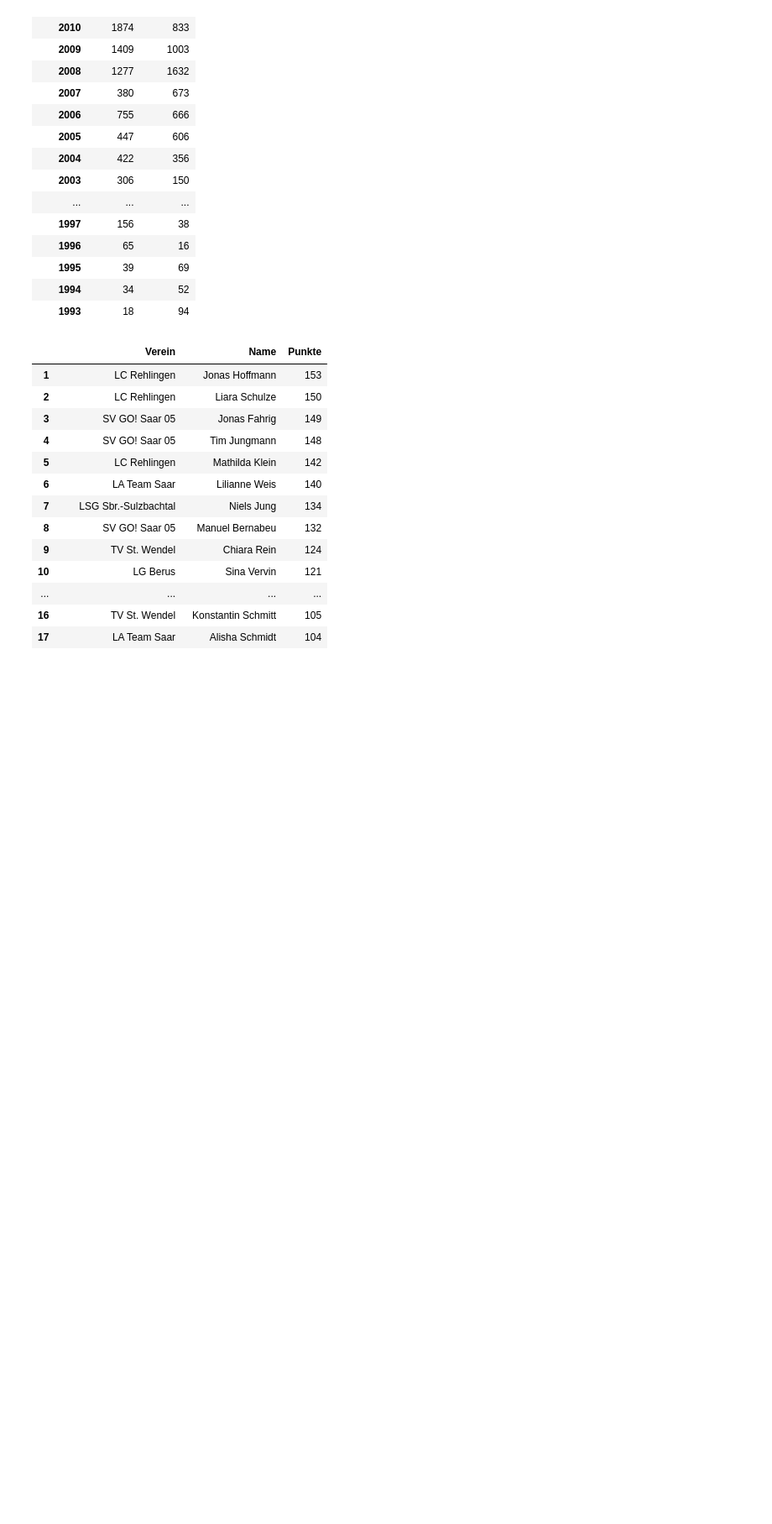
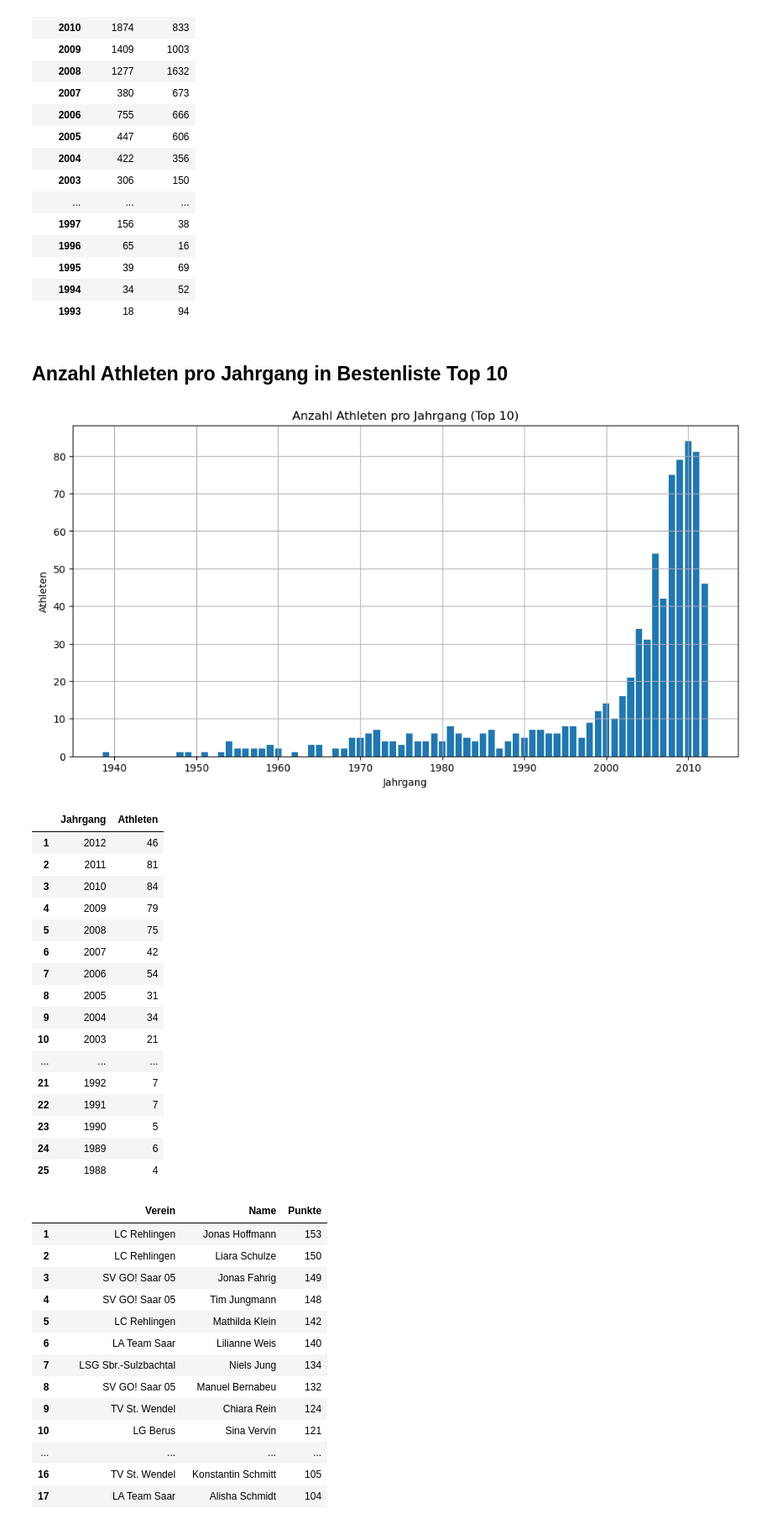
Before and after one commit to nimarion/slb, a Jupyter notebook: top10.ipynb, the cells around one changed output. Shown: that part at 84% size. Cells and saved outputs as stored; diff of their text form; code cells hidden in the pictures; blank space fills up the shorter version.

```diff
--- a/top10.ipynb
+++ b/top10.ipynb
@@ -101,6 +101,46 @@ display(pivot_data.sort_values(by='birthyear', ascending=False).head(20))
 | 1995 | 39 | 69 |
 | 1994 | 34 | 52 |
 | 1993 | 18 | 94 |
+# %% [markdown]
+## Anzahl Athleten pro Jahrgang in Bestenliste Top 10
+# %%
+## amount of athletes per birthyear
+birthyear_counts = data[data['birthyear'] != 0]
+birthyear_counts = birthyear_counts.drop_duplicates(subset=['name', 'birthyear'])
+birthyear_counts = birthyear_counts['birthyear'].value_counts().reset_index()
+birthyear_counts.columns = ['Jahrgang', 'Athleten']
+birthyear_counts = birthyear_counts.sort_values(by='Jahrgang', ascending=False)
+# plot data
+fig, ax = plt.subplots(figsize=(12, 6))
+ax.bar(birthyear_counts['Jahrgang'], birthyear_counts['Athleten'])
+ax.set_xlabel('Jahrgang')
+ax.set_ylabel('Athleten')
+ax.set_title('Anzahl Athleten pro Jahrgang (Top 10)')
+plt.grid()
+plt.show()
+
+birthyear_counts.reset_index(drop=True, inplace=True)
+birthyear_counts.index += 1
+display(birthyear_counts.head(25))
+# %% [output]
+[figure, added]
+|  | Jahrgang | Athleten |
+| 1 | 2012 | 46 |
+| 2 | 2011 | 81 |
+| 3 | 2010 | 84 |
+| 4 | 2009 | 79 |
+| 5 | 2008 | 75 |
+| 6 | 2007 | 42 |
+| 7 | 2006 | 54 |
+| 8 | 2005 | 31 |
+| 9 | 2004 | 34 |
+| 10 | 2003 | 21 |
+| ... | ... | ... |
+| 21 | 1992 | 7 |
+| 22 | 1991 | 7 |
+| 23 | 1990 | 5 |
+| 24 | 1989 | 6 |
+| 25 | 1988 | 4 |
 # %%
 rankedData = data.groupby(['club', 'name'])['points'].sum().reset_index()
 
```
Also changed, not shown: 2 other files.
